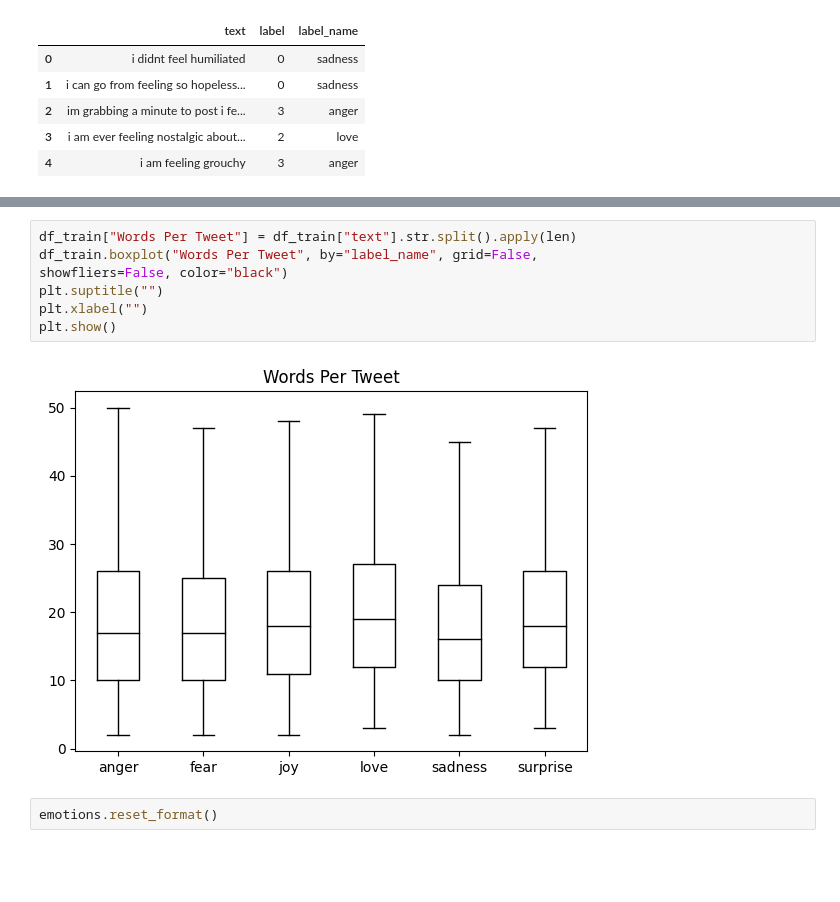
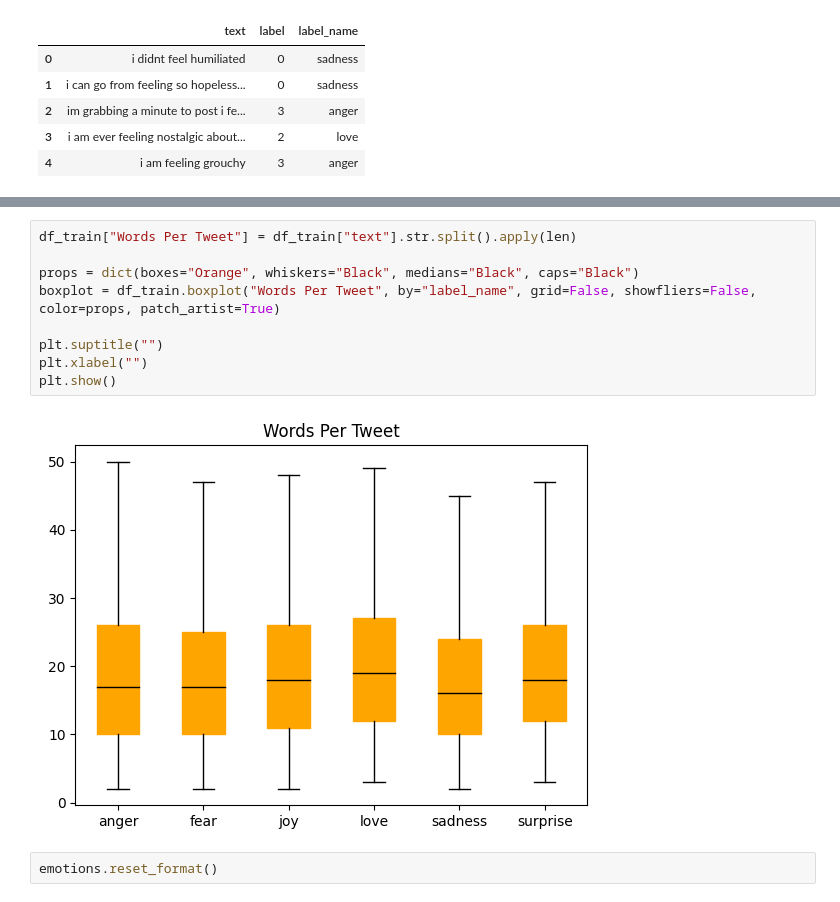
Before and after one commit to andsfonseca/nlp-with-transformers, a Jupyter notebook: text_classification.ipynb, the cells around one changed output, grey strips where cells are left out. Drawn from its saved outputs; the diff is of its cells as text; blank space fills up the shorter version.

Commit message:
fix: Fixed BoxPlot Colors

```diff
--- a/text_classification.ipynb
+++ b/text_classification.ipynb
@@ -88,12 +88,14 @@ plt.show()
 # %%
 df_train["Words Per Tweet"] = df_train["text"].str.split().apply(len)
-df_train.boxplot("Words Per Tweet", by="label_name", grid=False,
-showfliers=False, color="black")
+
+props = dict(boxes="Orange", whiskers="Black", medians="Black", caps="Black")
+boxplot = df_train.boxplot("Words Per Tweet", by="label_name", grid=False, showfliers=False, color=props, patch_artist=True)
+
 plt.suptitle("")
 plt.xlabel("")
 plt.show()
 # %% [output]
-[figure, old version]
+[figure, new version]
 # %%
 emotions.reset_format()
 # %% [markdown]
```
Also changed, not shown: parts of 1 cell of this notebook.
